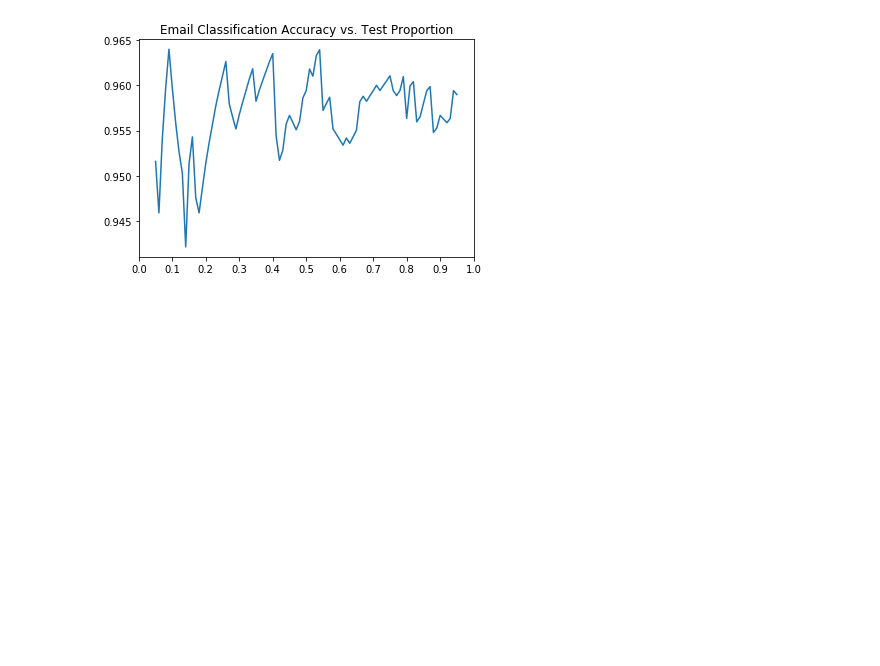
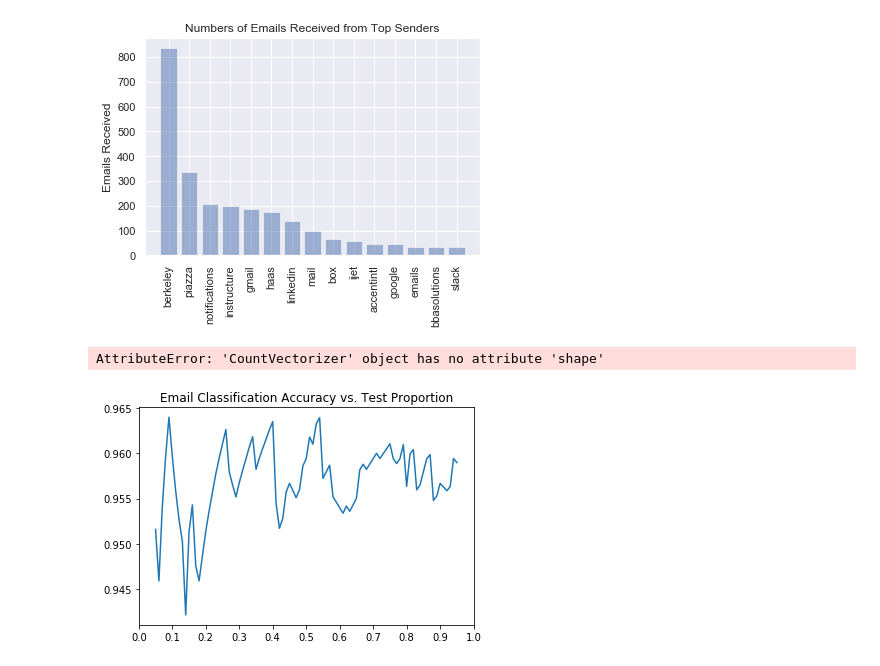
Before and after one commit to rachitpareek/jobSearch, a Jupyter notebook: exploratory analysis.ipynb, the cells around one changed output. Cells and saved outputs as stored; diff of their text form; code cells hidden in the pictures; blank space fills up the shorter version.

```diff
--- a/exploratory analysis.ipynb
+++ b/exploratory analysis.ipynb
@@ -2,9 +2,11 @@
 import pandas as pd
 import numpy as np
 import re
-from nltk import *
+import seaborn as sns
 import matplotlib.pyplot as plt
 from sklearn.feature_extraction.text import CountVectorizer
 from sklearn import metrics
 from sklearn.naive_bayes import MultinomialNB
 from sklearn.model_selection import train_test_split
+
+sns.set()
@@ -29,0 +13,4 @@ plt.show()
+# %%
+# Read in and view raw input file
+data = pd.read_csv("emails_as_csv_3367.csv")
+data
@@ -29,0 +31,8 @@ plt.show()
+# %%
+# Basic pre-processing
+# 1. Select only relevant columns
+data = data[["Date & Time Received", "From", "Subject", "Email Text", "Related"]].dropna()
+# Regex to help extract the sender domain from the emails
+data["From"] = data["From"].apply((lambda x: re.findall("(?<=@)[^.]+(?=\.)", x)[0]))
+data["Email Text"] = data["Email Text"].str.replace("\n", " ")
+data
@@ -29,0 +53,3 @@ plt.show()
+# %%
+top_senders = data["From"].value_counts().to_frame().head(15).rename(columns={"From": "Counts"})
+top_senders
@@ -30,7 +73,17 @@ plt.show()
+# %%
+plt.bar(np.arange(len(top_senders)), np.array(top_senders["Counts"]), align='center', alpha=0.5)
+plt.xticks(np.arange(len(top_senders)), np.array(top_senders.index), rotation='vertical')
+plt.ylabel('Emails Received')
+plt.title('Numbers of Emails Received from Top Senders')
+plt.show()
+# %% [output]
+[figure, added]
 # %%
-tokenizer = RegexpTokenizer('[^\d\W]+')
+tokenizer = RegexpTokenizer('[^\d_\W]+')
 cv = CountVectorizer(lowercase=True, stop_words='english', ngram_range = (1,1), tokenizer=tokenizer.tokenize)
-text_counts= cv.fit_transform(data['Email Text'])
+word_counts = cv.fit_transform(data['Email Text'])
+# %% [output]
+AttributeError: 'CountVectorizer' object has no attribute 'shape'
 # %%
 test_sizes = []
 accuracies = [] # total correct - obv high, as most are correctly negative
```
Also changed, not shown: parts of 5 cells of this notebook.
